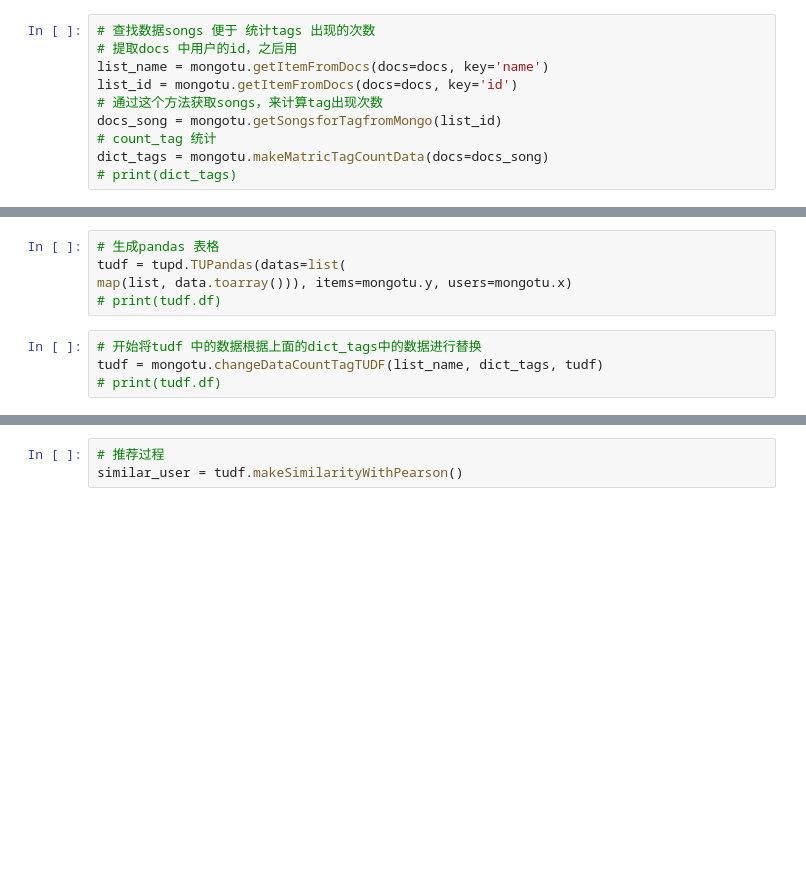
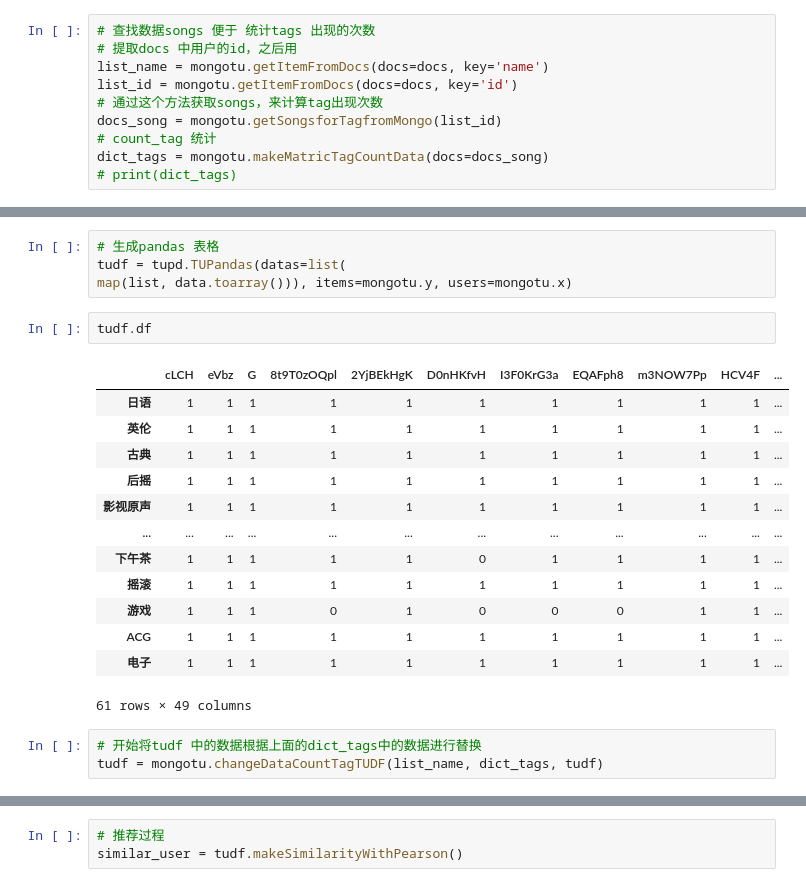
Before and after one commit to QUICKLyas/music-recom-system, a Jupyter notebook: src/user_tag_recom_display.ipynb, the cells around one changed output, grey strips where cells are left out. Saved outputs shown, nothing was run; the diff lists cells and outputs as text; blank space fills up the shorter version.

```diff
--- a/src/user_tag_recom_display.ipynb
+++ b/src/user_tag_recom_display.ipynb
@@ -64,8 +46,22 @@ data = mongotu.makeXYMatric(docs=docs)
 # 生成pandas 表格
 tudf = tupd.TUPandas(datas=list(
 map(list, data.toarray())), items=mongotu.y, users=mongotu.x)
-# print(tudf.df)
+# %%
+tudf.df
+# %% [output]
+|  | cLCH | eVbz | G | 8t9T0zOQpl | 2YjBEkHgK | D0nHKfvH | I3F0KrG3a | EQAFph8 | m3NOW7Pp | HCV4F | ... |
+| 日语 | 1 | 1 | 1 | 1 | 1 | 1 | 1 | 1 | 1 | 1 | ... |
+| 英伦 | 1 | 1 | 1 | 1 | 1 | 1 | 1 | 1 | 1 | 1 | ... |
+| 古典 | 1 | 1 | 1 | 1 | 1 | 1 | 1 | 1 | 1 | 1 | ... |
+| 后摇 | 1 | 1 | 1 | 1 | 1 | 1 | 1 | 1 | 1 | 1 | ... |
+| 影视原声 | 1 | 1 | 1 | 1 | 1 | 1 | 1 | 1 | 1 | 1 | ... |
+| ... | ... | ... | ... | ... | ... | ... | ... | ... | ... | ... | ... |
+| 下午茶 | 1 | 1 | 1 | 1 | 1 | 0 | 1 | 1 | 1 | 1 | ... |
+| 摇滚 | 1 | 1 | 1 | 1 | 1 | 1 | 1 | 1 | 1 | 1 | ... |
+| 游戏 | 1 | 1 | 1 | 0 | 1 | 0 | 0 | 0 | 1 | 1 | ... |
+| ACG | 1 | 1 | 1 | 1 | 1 | 1 | 1 | 1 | 1 | 1 | ... |
+| 电子 | 1 | 1 | 1 | 1 | 1 | 1 | 1 | 1 | 1 | 1 | ... |
+61 rows × 49 columns
 # %%
 # 开始将tudf 中的数据根据上面的dict_tags中的数据进行替换
 tudf = mongotu.changeDataCountTagTUDF(list_name, dict_tags, tudf)
-# print(tudf.df)
```
Also changed, not shown: parts of 8 cells of this notebook, 4 other files.
